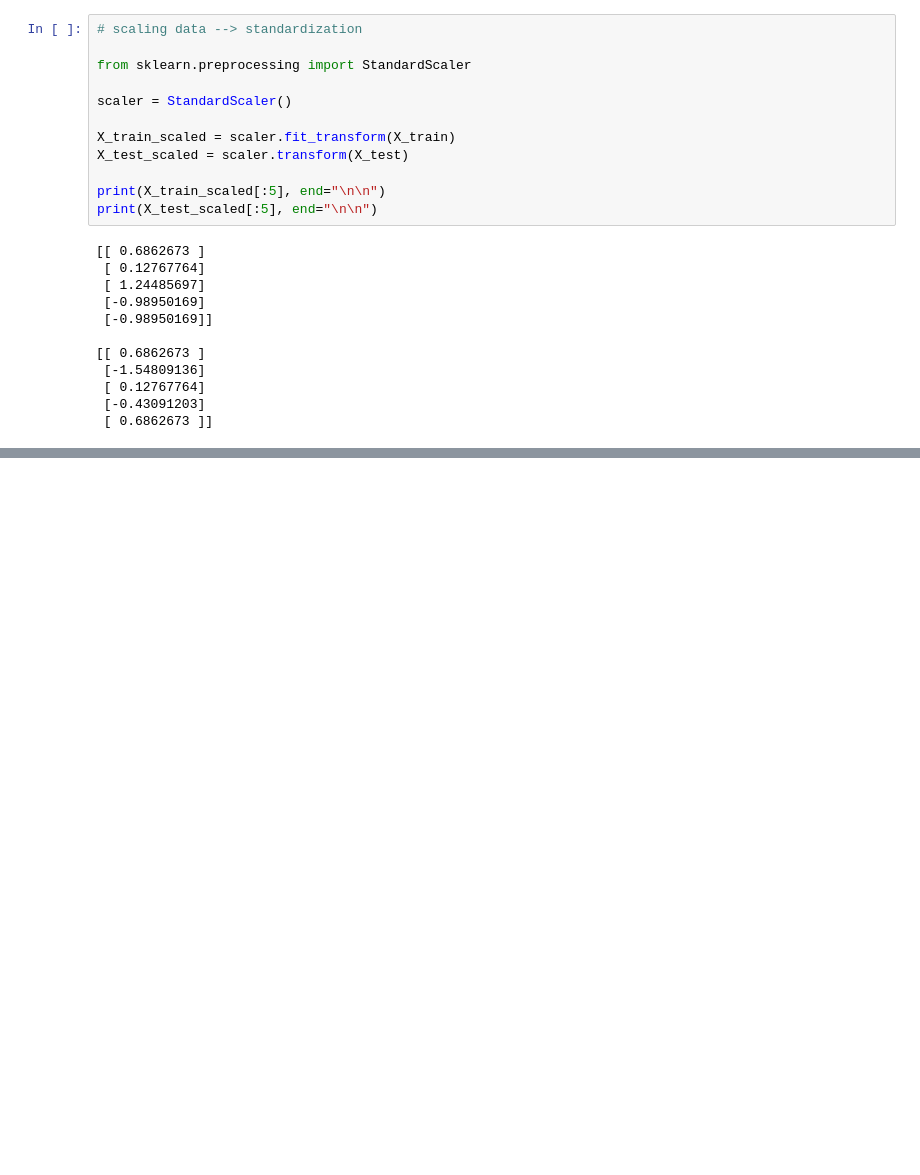
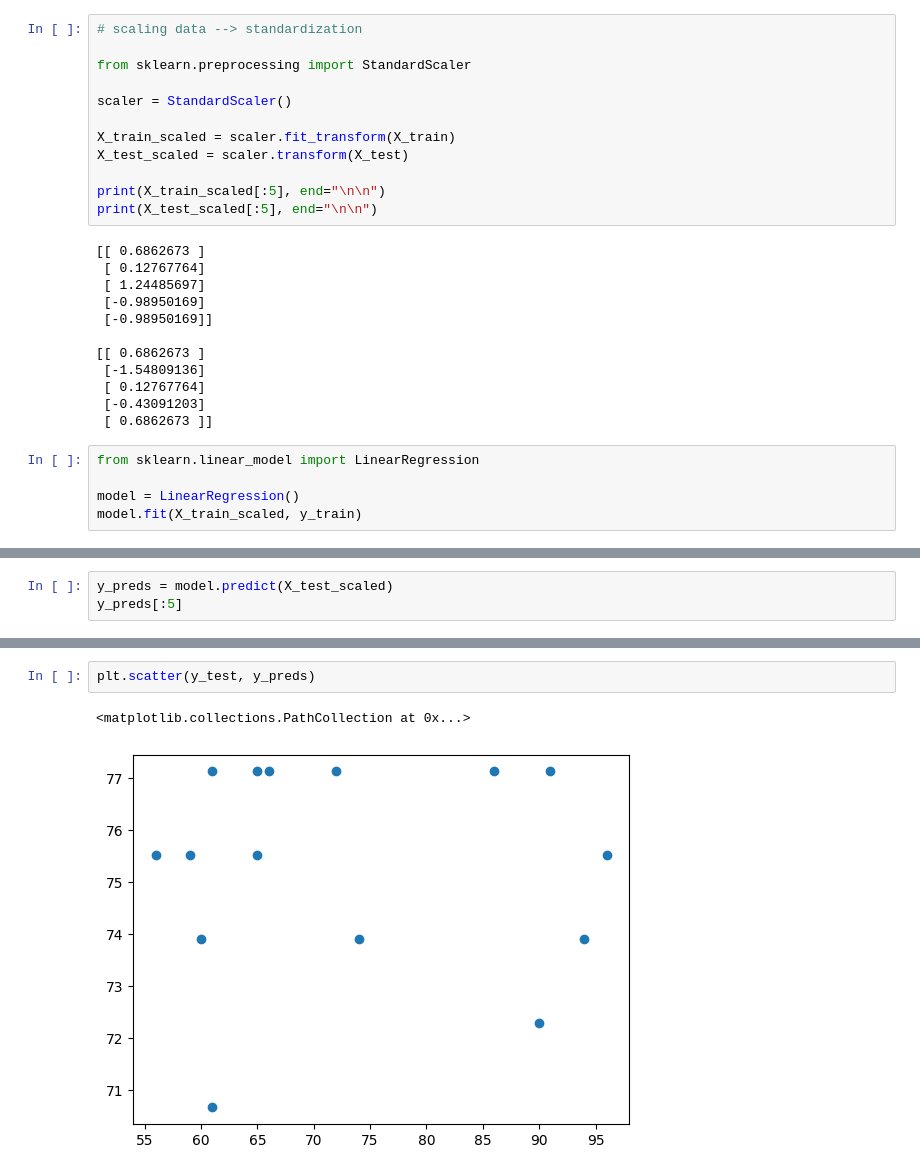
Before and after one commit to cmd-cosmos/learning, a Jupyter notebook: tutorials/data-science/datascience1.ipynb, the cells around one changed output, grey strips where cells are left out. Cells and saved outputs as stored; diff of their text form; blank space fills up the shorter version.

Commit message:
linear model and performance metrics

```diff
--- a/tutorials/data-science/datascience1.ipynb
+++ b/tutorials/data-science/datascience1.ipynb
@@ -135,3 +135,8 @@ print(X_test_scaled[:5], end="\n\n")
  [ 0.12767764]
  [-0.43091203]
  [ 0.6862673 ]]
+# %%
+from sklearn.linear_model import LinearRegression
+
+model = LinearRegression()
+model.fit(X_train_scaled, y_train)
@@ -137,0 +152,3 @@ print(X_test_scaled[:5], end="\n\n")
+# %%
+y_preds = model.predict(X_test_scaled)
+y_preds[:5]
@@ -137,0 +178,5 @@ print(X_test_scaled[:5], end="\n\n")
+# %%
+plt.scatter(y_test, y_preds)
+# %% [output]
+<matplotlib.collections.PathCollection at 0x...>
+[figure, added]
```
Also changed, not shown: parts of 5 cells of this notebook.
